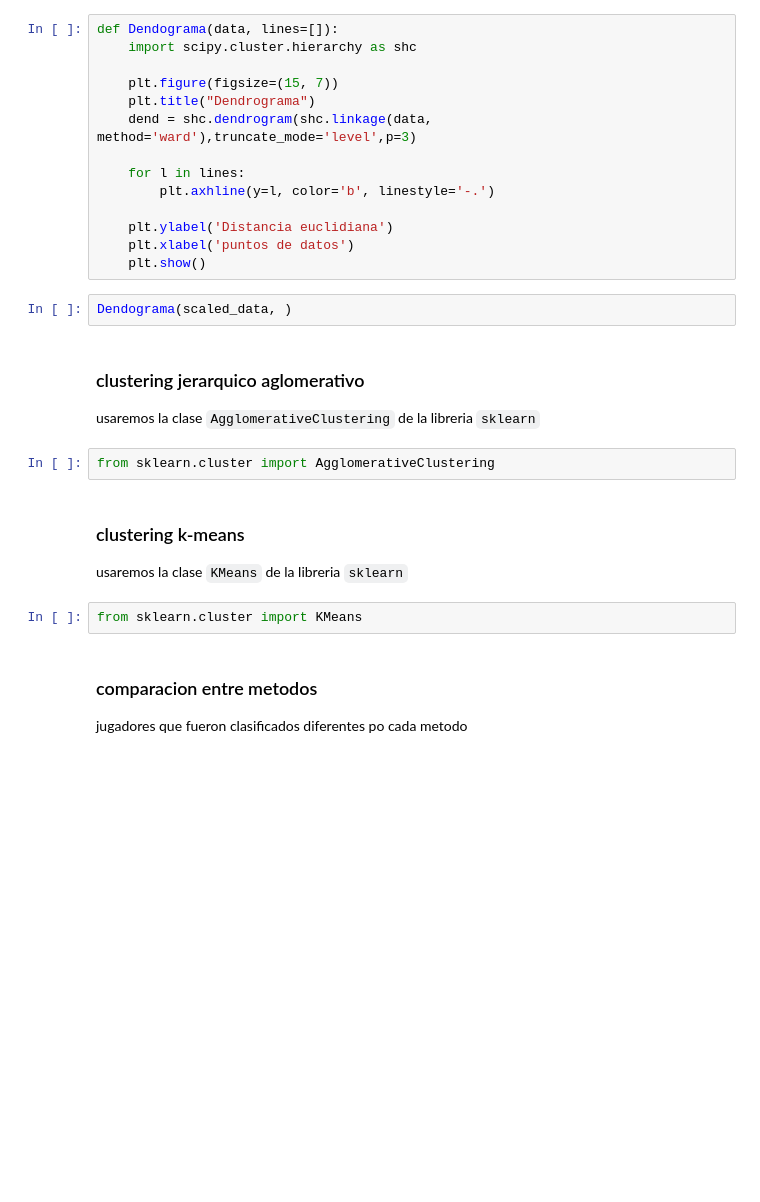
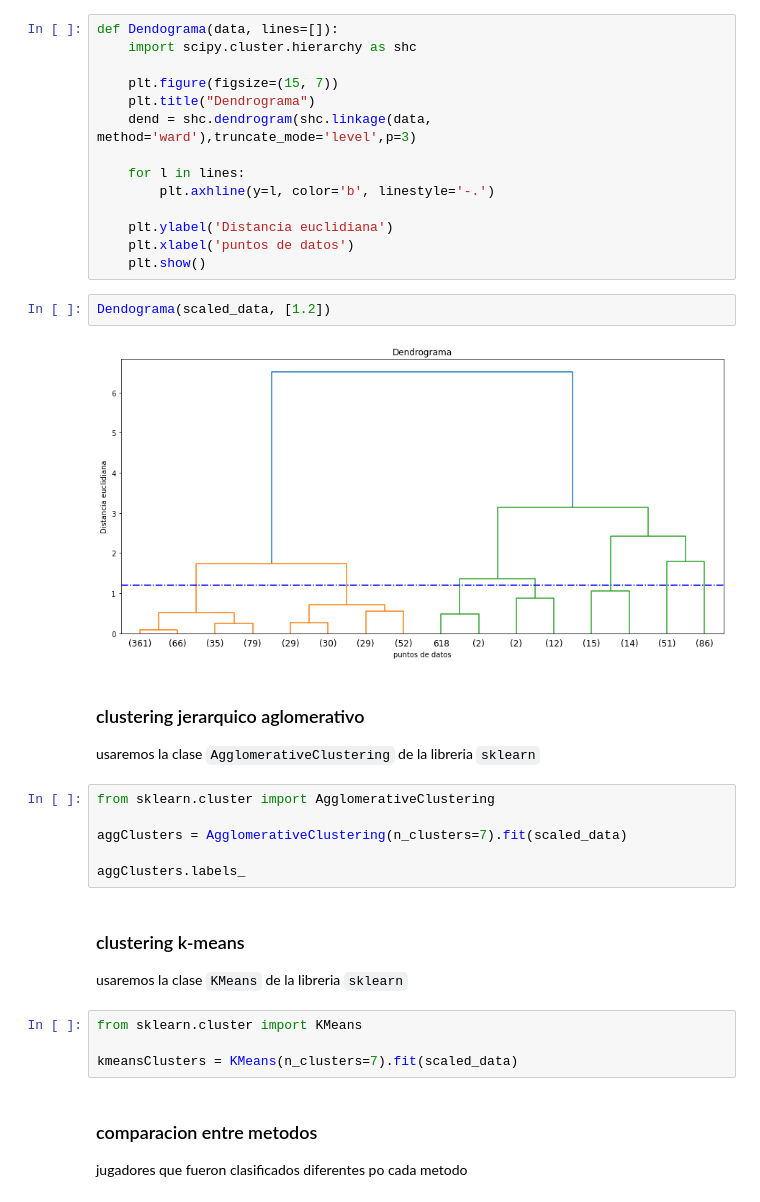
Before and after one commit to JPHITA/Monitoria-IA, a Jupyter notebook: Diapositivas/TALLER 5 - Aprendizaje NO supervisado CLUSTERING/taller.ipynb, the cells around one changed output. Saved outputs shown, nothing was run; the diff lists cells and outputs as text; blank space fills up the shorter version.

```diff
--- a/Diapositivas/TALLER 5 - Aprendizaje NO supervisado CLUSTERING/taller.ipynb
+++ b/Diapositivas/TALLER 5 - Aprendizaje NO supervisado CLUSTERING/taller.ipynb
@@ -280,19 +357,27 @@ def Dendograma(data, lines=[]):
     plt.xlabel('puntos de datos')
     plt.show()
 # %%
-Dendograma(scaled_data, )
+Dendograma(scaled_data, [1.2])
+# %% [output]
+[figure, added]
 # %% [markdown]
 ### clustering jerarquico aglomerativo
 
 usaremos la clase `AgglomerativeClustering` de la libreria `sklearn`
 # %%
 from sklearn.cluster import AgglomerativeClustering
+
+aggClusters = AgglomerativeClustering(n_clusters=7).fit(scaled_data)
+
+aggClusters.labels_
 # %% [markdown]
 ### clustering k-means
 
 usaremos la clase `KMeans` de la libreria `sklearn`
 # %%
 from sklearn.cluster import KMeans
+
+kmeansClusters = KMeans(n_clusters=7).fit(scaled_data)
 # %% [markdown]
 ### comparacion entre metodos
 
```
Also changed, not shown: parts of 18 cells of this notebook, 4 other files.
